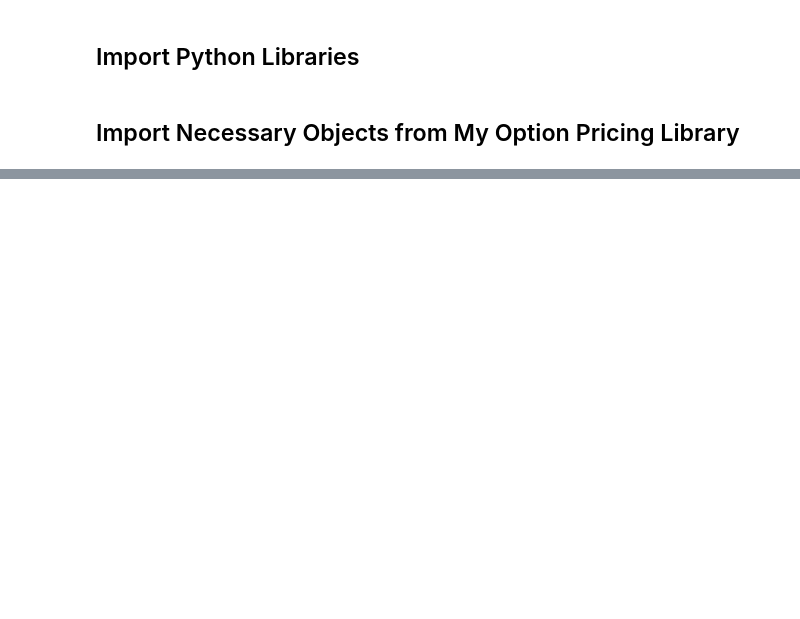
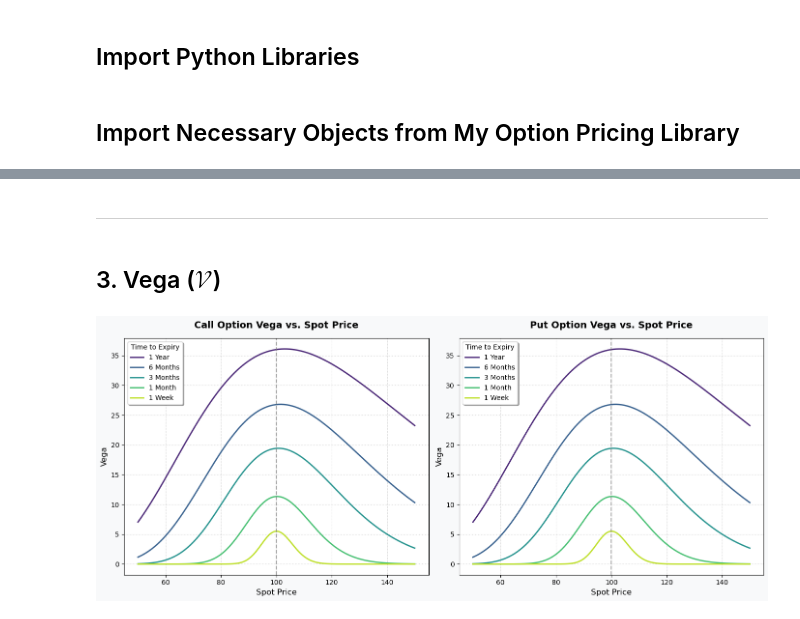
Before and after one commit to kristyna-create/option-pricing-library, a Jupyter notebook: notebooks/Greek Analysis.ipynb, the cells around one changed output, grey strips where cells are left out. Drawn from its saved outputs; the diff is of its cells as text; code cells hidden in the pictures; blank space fills up the shorter version.

```diff
--- a/notebooks/Greek Analysis.ipynb
+++ b/notebooks/Greek Analysis.ipynb
@@ -61,0 +164,8 @@ array([ 50.,  60.,  70.,  80.,  90., 100., 110., 120., 130., 140., 150.])
+# %% [markdown]
+---
+# %% [markdown]
+## 3. Vega ($\mathcal{V}$)
+# %%
+plot_greek_vs_spot(greek_attribute='vega', y_label_name='Vega')
+# %% [output]
+[figure, added]
```
Also changed, not shown: parts of 36 cells of this notebook, 2 other files.
